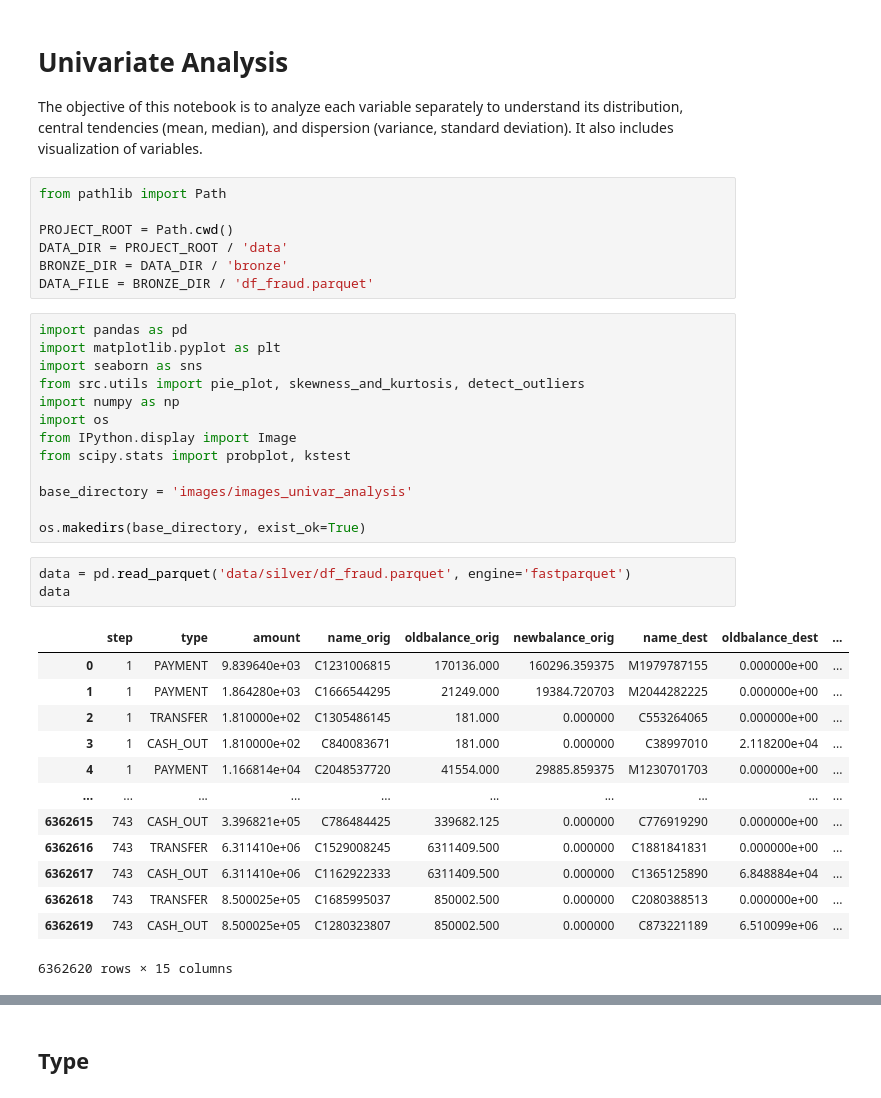
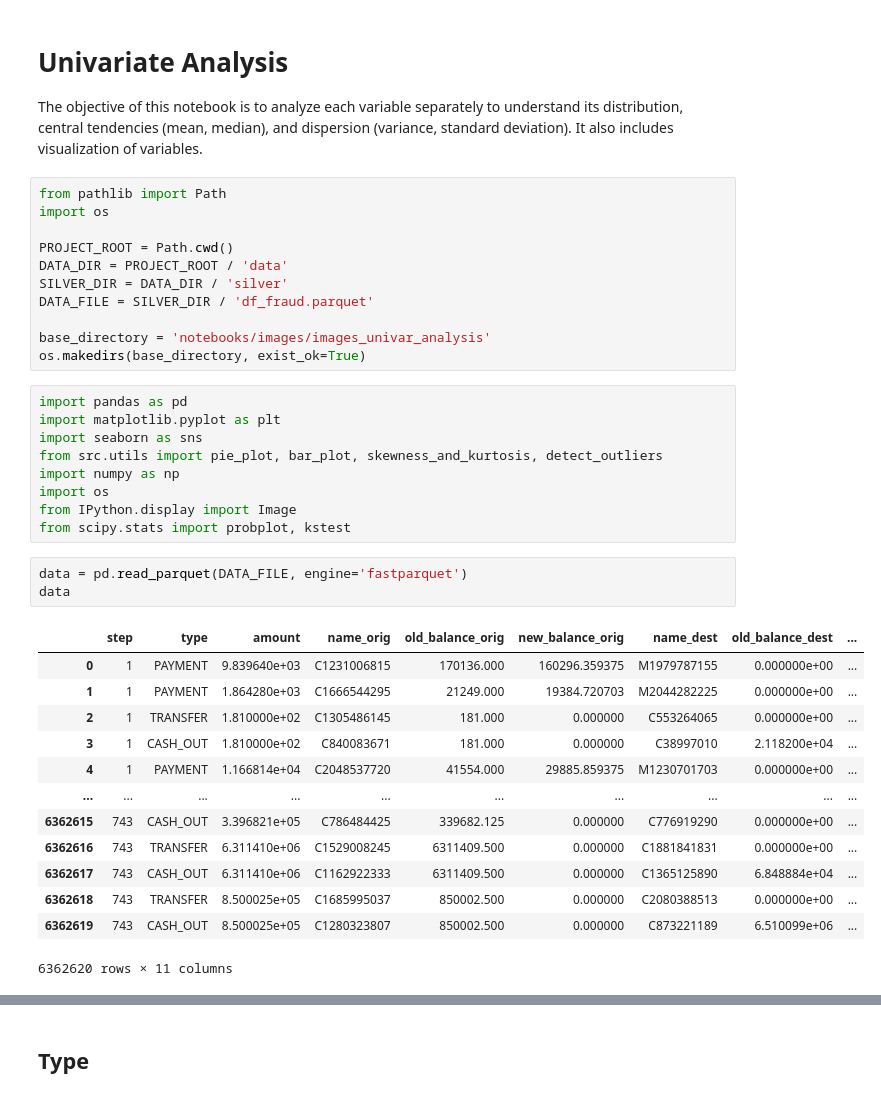
Before and after one commit to amaldu/fraud_detection, a Jupyter notebook: notebooks/01_univariate_analysis.ipynb, the cells around one changed output, grey strips where cells are left out. Drawn from its saved outputs; the diff is of its cells as text.

```diff
--- a/notebooks/01_univariate_analysis.ipynb
+++ b/notebooks/01_univariate_analysis.ipynb
@@ -4,29 +4,29 @@
 The objective of this notebook is to analyze each variable separately to understand its distribution, central tendencies (mean, median), and dispersion (variance, standard deviation). It also includes visualization of variables.
 # %%
 from pathlib import Path
+import os
 
 PROJECT_ROOT = Path.cwd()
 DATA_DIR = PROJECT_ROOT / 'data'
-BRONZE_DIR = DATA_DIR / 'bronze'
-DATA_FILE = BRONZE_DIR / 'df_fraud.parquet'
+SILVER_DIR = DATA_DIR / 'silver'
+DATA_FILE = SILVER_DIR / 'df_fraud.parquet'
+
+base_directory = 'notebooks/images/images_univar_analysis'
+os.makedirs(base_directory, exist_ok=True)
 # %%
 import pandas as pd
 import matplotlib.pyplot as plt
 import seaborn as sns
-from src.utils import pie_plot, skewness_and_kurtosis, detect_outliers
+from src.utils import pie_plot, bar_plot, skewness_and_kurtosis, detect_outliers
 import numpy as np
 import os
 from IPython.display import Image
 from scipy.stats import probplot, kstest
-
-base_directory = 'images/images_univar_analysis'
-
-os.makedirs(base_directory, exist_ok=True)
 # %%
-data = pd.read_parquet('data/silver/df_fraud.parquet', engine='fastparquet')
+data = pd.read_parquet(DATA_FILE, engine='fastparquet')
 data
 # %% [output]
-|  | step | type | amount | name_orig | oldbalance_orig | newbalance_orig | name_dest | oldbalance_dest | ... |
+|  | step | type | amount | name_orig | old_balance_orig | new_balance_orig | name_dest | old_balance_dest | ... |
 | 0 | 1 | PAYMENT | 9.839640e+03 | C1231006815 | 170136.000 | 160296.359375 | M1979787155 | 0.000000e+00 | ... |
 | 1 | 1 | PAYMENT | 1.864280e+03 | C1666544295 | 21249.000 | 19384.720703 | M2044282225 | 0.000000e+00 | ... |
 | 2 | 1 | TRANSFER | 1.810000e+02 | C1305486145 | 181.000 | 0.000000 | C553264065 | 0.000000e+00 | ... |
@@ -38,7 +38,7 @@ data
 | 6362617 | 743 | CASH_OUT | 6.311410e+06 | C1162922333 | 6311409.500 | 0.000000 | C1365125890 | 6.848884e+04 | ... |
 | 6362618 | 743 | TRANSFER | 8.500025e+05 | C1685995037 | 850002.500 | 0.000000 | C2080388513 | 0.000000e+00 | ... |
 | 6362619 | 743 | CASH_OUT | 8.500025e+05 | C1280323807 | 850002.500 | 0.000000 | C873221189 | 6.510099e+06 | ... |
-6362620 rows × 15 columns
+6362620 rows × 11 columns
 # %%
 data.info(show_counts=True)
 # %% [output]
```
Also changed, not shown: parts of 54 cells of this notebook.
